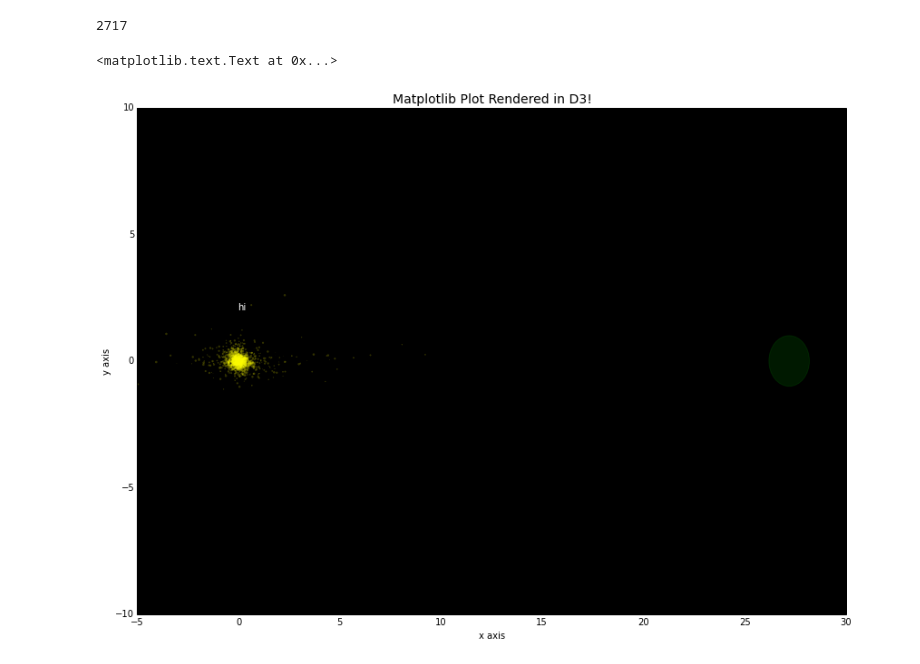
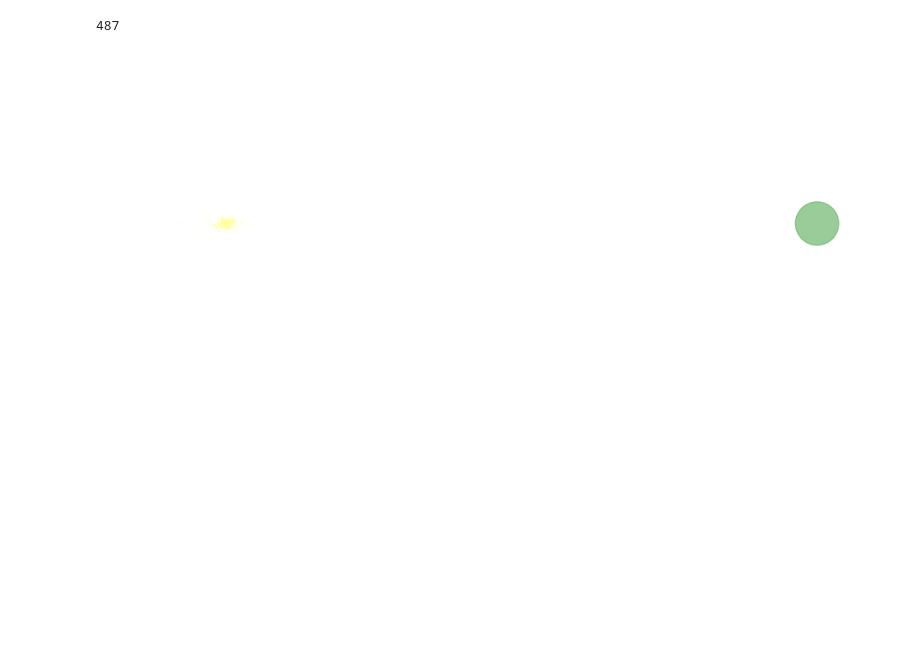
Before and after one commit to rkeisler/nakedeye, a Jupyter notebook: test.ipynb, the cells around one changed output. Saved outputs shown, nothing was run; the diff lists cells and outputs as text; code cells hidden in the pictures; blank space fills up the shorter version.

Commit message:
reworked, now have first html with d3

```diff
--- a/test.ipynb
+++ b/test.ipynb
@@ -21,32 +19,38 @@ dot_gal_center = dot_ra_dec(ra_gal_center, dec_gal_center, ra, dec)
 dot_gal_npole = dot_ra_dec(ra_gal_npole, dec_gal_npole, ra, dec)
 dist_gal_center = dis*dot_gal_center
 dist_gal_npole = dis*dot_gal_npole
-wh=np.where((mag<6.0)&(np.abs(dec)>30.))[0]
+wh=np.where((mag<4.5)&(np.abs(dec)>30.))[0]
 print len(wh)
 # %% [output]
-2717
+487
 # %%
+aratio = 2.3
+sf = 5.5
 minx=-5;maxx=30.
-miny=-1.;maxy=1.
-ratio = 1.*(maxx-minx)/(maxy-miny)
-sf=3.8;
+miny=-0.5*(maxx-minx)/aratio;
+maxy=0.5*(maxx-minx)/aratio;
+fig = plt.figure(frameon=False, figsize=(aratio*sf,1.*sf))
+ax = plt.Axes(fig, [0., 0., 1., 1.])
+ax.set_axis_off()
+fig.add_axes(ax)
+ax.set_axis_bgcolor('k')
 
-fig, ax = plt.subplots(figsize=(14,10))
-ax.set_axis_bgcolor('k')
 color = 200 * np.random.random(len(wh))
-size = 7 * np.random.random(len(wh))
-
-ax.scatter(dist_gal_center[wh], dist_gal_npole[wh], alpha=0.2, s=size, color='yellow', linewidths=0, cmap='afmhot')
+size=6
+ax.scatter(dist_gal_center[wh], dist_gal_npole[wh], alpha=0.3, s=size,
+           color='#FFFF99', linewidths=0, cmap='afmhot')
 xlim(minx,maxx)
-ylim(-10,10)
-circ = Circle((27.2,0), radius=1.0, color='g', alpha=0.2)
+ylim(miny,maxy)
+circ = Circle((27.2,0), radius=1.0, color='g', alpha=0.4)
 ax.add_patch(circ)
-#ax.scatter(27.2,0,alpha=0.5,s=2500, c='yellow')
-ax.set_xlabel('x axis')
-ax.set_ylabel('y axis')
-ax.set_title('Matplotlib Plot Rendered in D3!', size=14)
-text(0,2,'hi',color='white')
-#show_d3(fig)
+#text(0,2,'hello',color='white')
+#text(0,-1,'yoyo',color='blue')
+ax.grid(color='lightgray', alpha=0.0)
+html = fig_to_d3(fig)
+file=open('small.html','w')
+file.write('<style type="text/css">@import url("custom.css");</style>')
+file.write(html)
+file.close()
+!open small.html
 # %% [output]
-<matplotlib.text.Text at 0x...>
-[figure, old version]
+[figure, new version]
```
Also changed, not shown: parts of 1 cell of this notebook, 1 other file.
